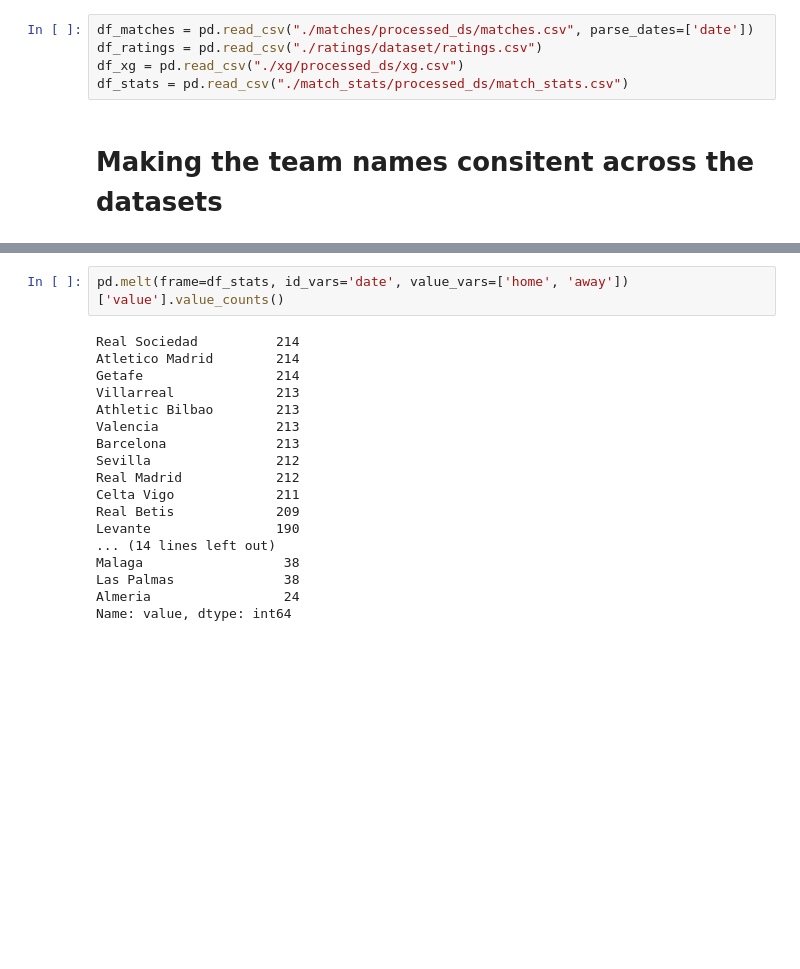
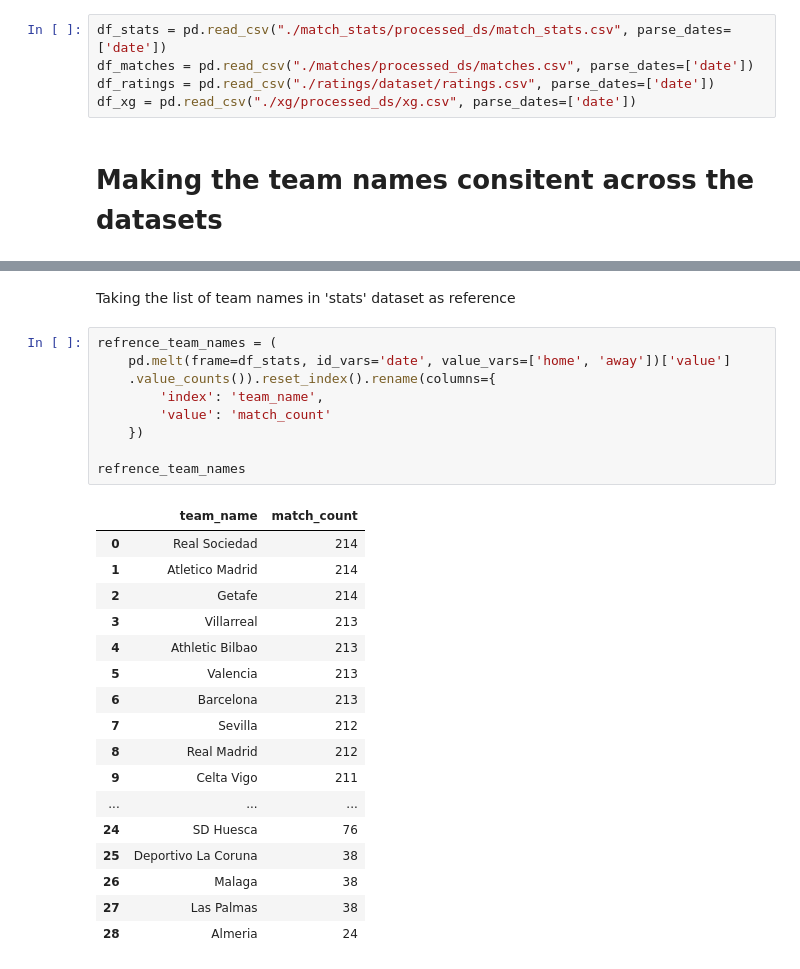
Before and after one commit to babakmahmoudian/la_liga, a Jupyter notebook: dataset/dataset_preparation.ipynb, the cells around one changed output, grey strips where cells are left out. Cells and saved outputs as stored; diff of their text form; blank space fills up the shorter version.

Commit message:
joined all separate datasets into a single one

```diff
--- a/dataset/dataset_preparation.ipynb
+++ b/dataset/dataset_preparation.ipynb
@@ -3,7 +4,7 @@ import pandas as pd
 # %%
+df_stats = pd.read_csv("./match_stats/processed_ds/match_stats.csv", parse_dates=['date'])
 df_matches = pd.read_csv("./matches/processed_ds/matches.csv", parse_dates=['date'])
-df_ratings = pd.read_csv("./ratings/dataset/ratings.csv")
-df_xg = pd.read_csv("./xg/processed_ds/xg.csv")
-df_stats = pd.read_csv("./match_stats/processed_ds/match_stats.csv")
+df_ratings = pd.read_csv("./ratings/dataset/ratings.csv", parse_dates=['date'])
+df_xg = pd.read_csv("./xg/processed_ds/xg.csv", parse_dates=['date'])
 # %% [markdown]
 # Making the team names consitent across the datasets
@@ -10,20 +43,29 @@ df_stats = pd.read_csv("./match_stats/processed_ds/match_stats.csv")
+# %% [markdown]
+Taking the list of team names in 'stats' dataset as reference
 # %%
-pd.melt(frame=df_stats, id_vars='date', value_vars=['home', 'away'])['value'].value_counts()
+refrence_team_names = (
+    pd.melt(frame=df_stats, id_vars='date', value_vars=['home', 'away'])['value']
+    .value_counts()).reset_index().rename(columns={
+        'index': 'team_name',
+        'value': 'match_count'
+    })
+
+refrence_team_names
 # %% [output]
-Real Sociedad          214
-Atletico Madrid        214
-Getafe                 214
-Villarreal             213
-Athletic Bilbao        213
-Valencia               213
-Barcelona              213
-Sevilla                212
-Real Madrid            212
-Celta Vigo             211
-Real Betis             209
-Levante                190
-... (14 lines left out)
-Malaga                  38
-Las Palmas              38
-Almeria                 24
-Name: value, dtype: int64
+|  | team_name | match_count |
+| 0 | Real Sociedad | 214 |
+| 1 | Atletico Madrid | 214 |
+| 2 | Getafe | 214 |
+| 3 | Villarreal | 213 |
+| 4 | Athletic Bilbao | 213 |
+| 5 | Valencia | 213 |
+| 6 | Barcelona | 213 |
+| 7 | Sevilla | 212 |
+| 8 | Real Madrid | 212 |
+| 9 | Celta Vigo | 211 |
+| ... | ... | ... |
+| 24 | SD Huesca | 76 |
+| 25 | Deportivo La Coruna | 38 |
+| 26 | Malaga | 38 |
+| 27 | Las Palmas | 38 |
+| 28 | Almeria | 24 |
```
Also changed, not shown: parts of 19 cells of this notebook, 1 other file.
